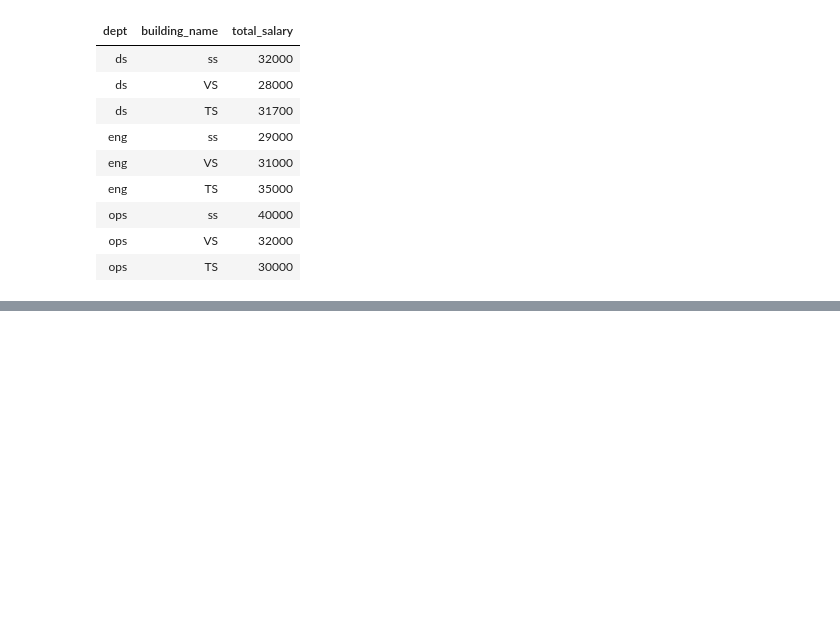
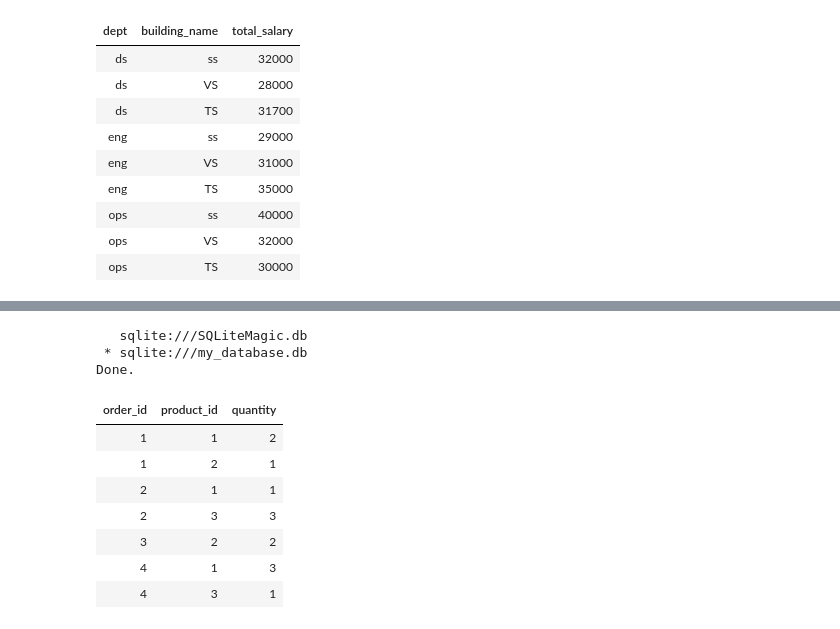
Before and after one commit to alanasarah01/SQL_TESTS, a Jupyter notebook: SQL_Tests.ipynb, the cells around one changed output, grey strips where cells are left out. Drawn from its saved outputs; the diff is of its cells as text; code cells hidden in the pictures; blank space fills up the shorter version.

```diff
--- a/SQL_Tests.ipynb
+++ b/SQL_Tests.ipynb
@@ -186,0 +294,15 @@ Done.
+# %%
+%%sql
+SELECT * FROM orders_items
+# %% [output]
+   sqlite:///SQLiteMagic.db
+ * sqlite:///my_database.db
+Done.
+| order_id | product_id | quantity |
+| 1 | 1 | 2 |
+| 1 | 2 | 1 |
+| 2 | 1 | 1 |
+| 2 | 3 | 3 |
+| 3 | 2 | 2 |
+| 4 | 1 | 3 |
+| 4 | 3 | 1 |
```
Also changed, not shown: parts of 9 cells of this notebook.
